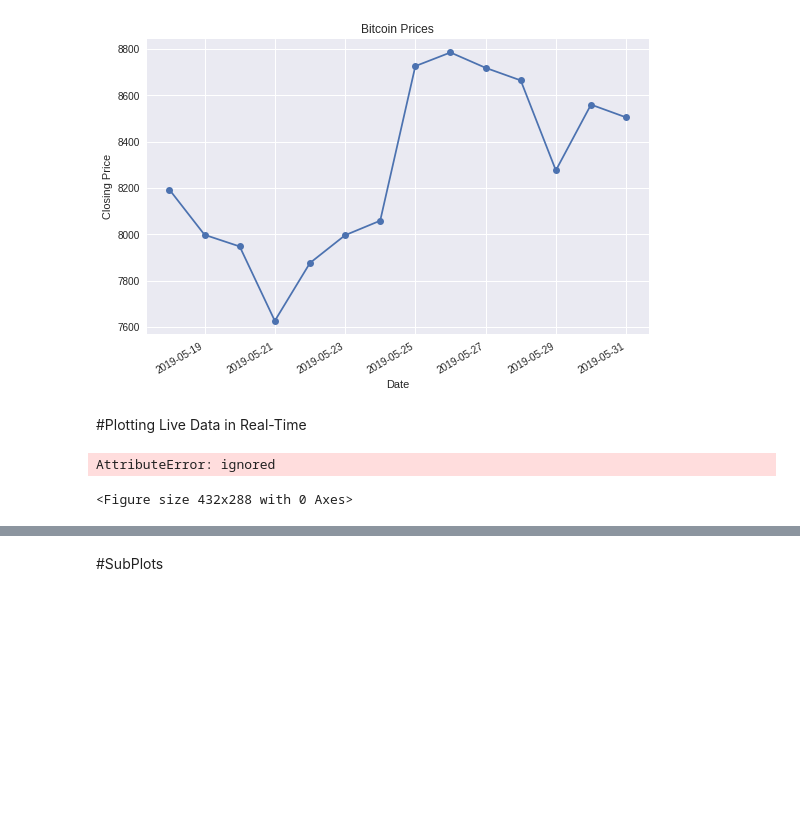
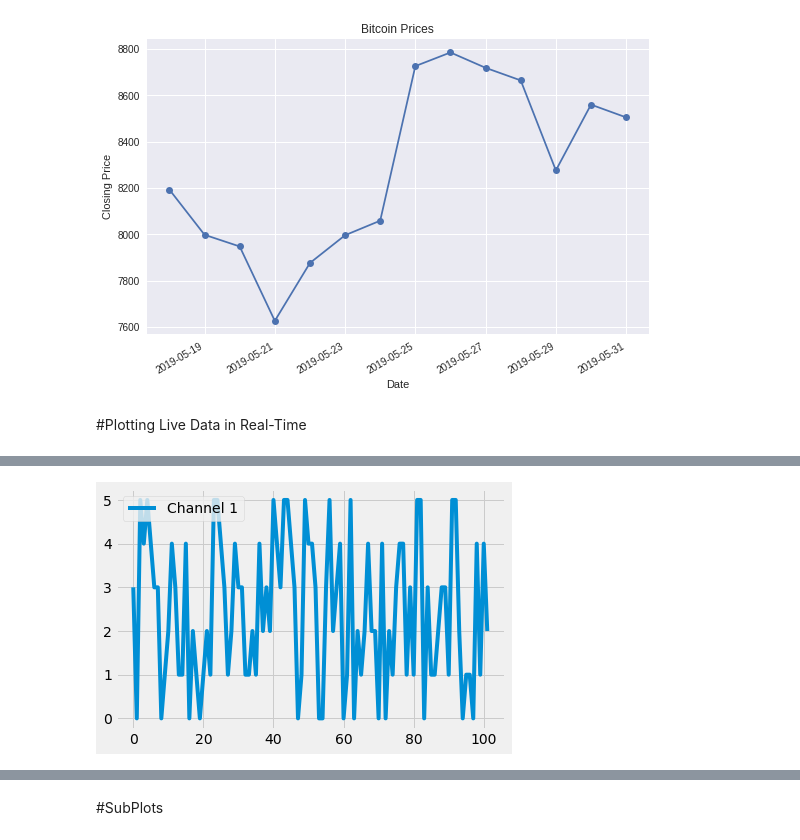
Before and after one commit to GPrathap/pythonII, a Jupyter notebook: matplot-new.ipynb, the cells around one changed output, grey strips where cells are left out. Saved outputs shown, nothing was run; the diff lists cells and outputs as text; code cells hidden in the pictures; blank space fills up the shorter version.

```diff
--- a/matplot-new.ipynb
+++ b/matplot-new.ipynb
@@ -552,6 +552,7 @@ from itertools import count
 import pandas as pd
 import matplotlib.pyplot as plt
 from matplotlib.animation import FuncAnimation
+from matplotlib import animation, rc
 from IPython.display import HTML
 
 plt.style.use('fivethirtyeight')
@@ -561,38 +562,36 @@ y_vals = []
 
 index = count()
 
+def animate(i):
+  x_vals.append(next(index))
+  y_vals.append(random.randint(0,5))
+  plt.cla()
+  plt.plot(x_vals, y_vals, label='Channel 1')
+  plt.legend(loc='upper left')
+  plt.tight_layout()
+
+ani = animation.FuncAnimation(plt.gcf(), animate, interval=1000)
+ani
+
+
 # def animate(i):
-#   x_vals.append(next(index))
-#   y_vals.append(random.randint(0,5))
-#   plt.cla()
-#   plt.plot(x_vals, y_vals, label='Channel 1')
-#   plt.legend(loc='upper left')
-#   plt.tight_layout()
+#     data = pd.read_csv('/content/real-time-feed.csv')
+#     currentIndex = next(index)
+#     x = data['x_value'].value_counts(sort=False).index[0:currentIndex]
+#     y1 = data['total_1'].value_counts(sort=False).index[0:currentIndex]
+#     y2 = data['total_2'].value_counts(sort=False).index[0:currentIndex]
+#     x_vals.append(currentIndex)
+
+
+#     plt.cla()
+#     plt.plot(x, x_vals, label='Channel 1')
+#     # plt.plot(x, y2, label='Channel 2')
+
+#     plt.legend(loc='upper left')
+#     plt.tight_layout()
+
 
 # ani = animation.FuncAnimation(plt.gcf(), animate, interval=1000)
-# ani
-
-
-def animate(i):
-    data = pd.read_csv('/content/real-time-feed.csv')
-    currentIndex = next(index)
-    x = data['x_value'].value_counts(sort=False).index[0:currentIndex]
-    y1 = data['total_1'].value_counts(sort=False).index[0:currentIndex]
-    y2 = data['total_2'].value_counts(sort=False).index[0:currentIndex]
-    x_vals.append(currentIndex)
-
-
-    # plt.cla()
-    # plt.plot(x_vals, y_vals, label='Channel 1')
-    # # plt.plot(x, y2, label='Channel 2')
-
-    # plt.legend(loc='upper left')
-    # plt.tight_layout()
-
-
-ani = animation.FuncAnimation(plt.gcf(), animate, interval=1000)
 
 HTML(ani.to_html5_video())
 # %% [output]
-AttributeError: ignored
-<Figure size 432x288 with 0 Axes>
@@ -599,3 +599,4 @@ AttributeError: ignored
+[figure, added]
 # %%
 import csv
 import random
```
Also changed, not shown: parts of 2 cells of this notebook.
